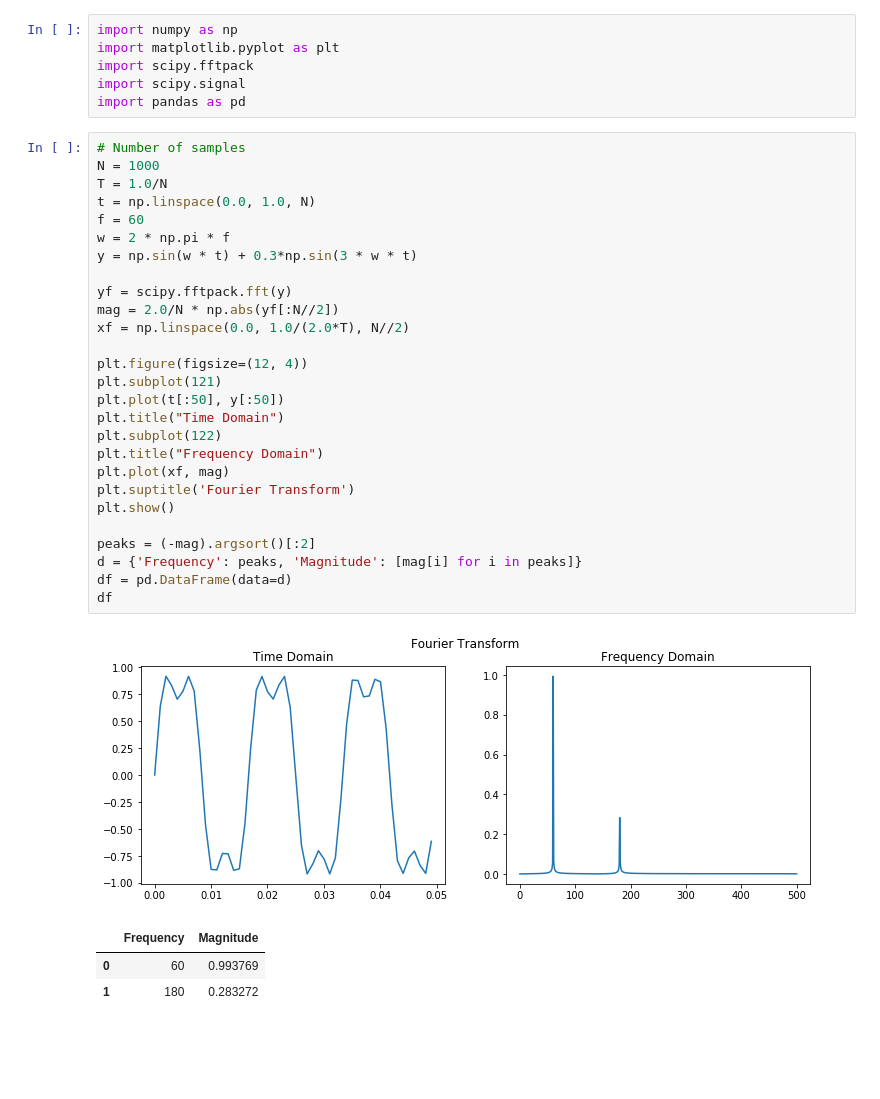
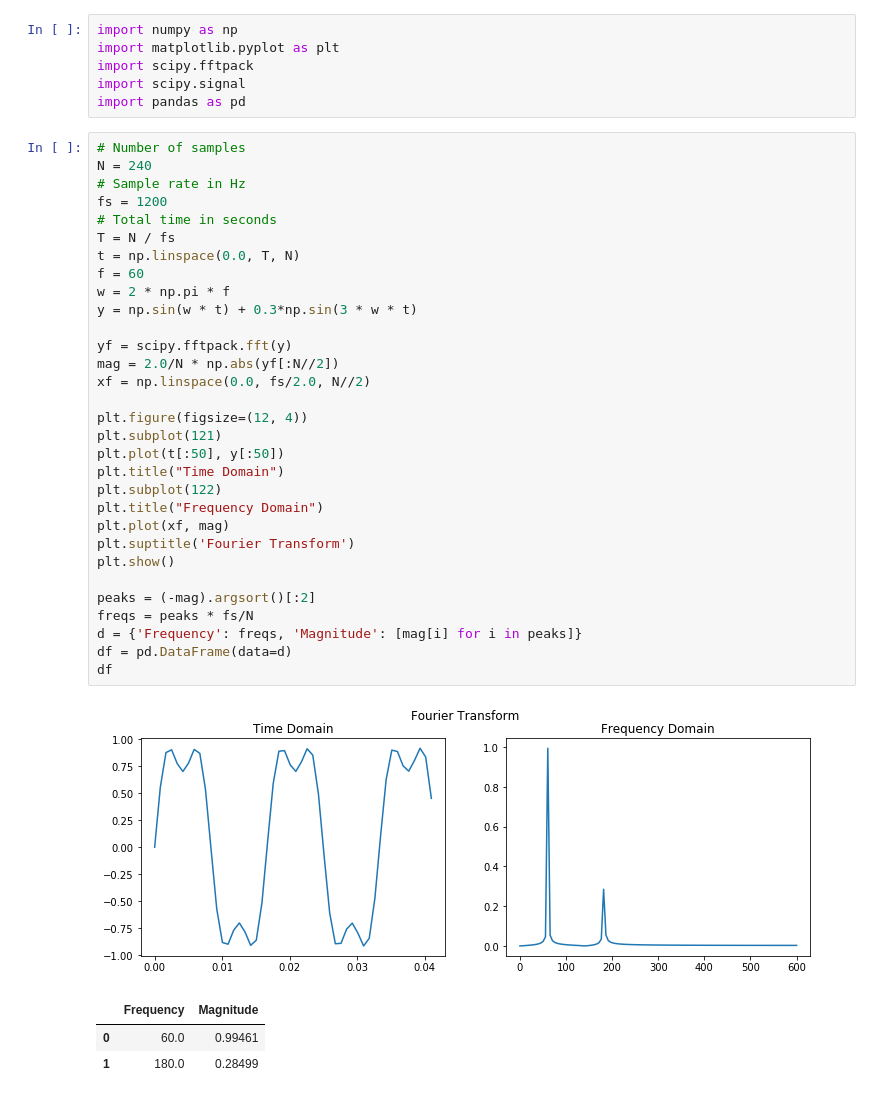
Before and after one commit to msiddalingaiah/MachineLearning, a Jupyter notebook: Math/Signals.ipynb, the cells around one changed output. Drawn from its saved outputs; the diff is of its cells as text; blank space fills up the shorter version.

```diff
--- a/Math/Signals.ipynb
+++ b/Math/Signals.ipynb
@@ -14,34 +14,38 @@ import scipy.signal
 import pandas as pd
 # %%
 # Number of samples
-N = 1000
-T = 1.0/N
-t = np.linspace(0.0, 1.0, N)
+N = 240
+# Sample rate in Hz
+fs = 1200
+# Total time in seconds
+T = N / fs
+t = np.linspace(0.0, T, N)
 f = 60
 w = 2 * np.pi * f
 y = np.sin(w * t) + 0.3*np.sin(3 * w * t)
 
 yf = scipy.fftpack.fft(y)
 mag = 2.0/N * np.abs(yf[:N//2])
-xf = np.linspace(0.0, 1.0/(2.0*T), N//2)
+xf = np.linspace(0.0, fs/2.0, N//2)
 
 plt.figure(figsize=(12, 4))
 plt.subplot(121)
 plt.plot(t[:50], y[:50])
 plt.title("Time Domain")
 plt.subplot(122)
 plt.title("Frequency Domain")
 plt.plot(xf, mag)
 plt.suptitle('Fourier Transform')
 plt.show()
 
 peaks = (-mag).argsort()[:2]
-d = {'Frequency': peaks, 'Magnitude': [mag[i] for i in peaks]}
+freqs = peaks * fs/N
+d = {'Frequency': freqs, 'Magnitude': [mag[i] for i in peaks]}
 df = pd.DataFrame(data=d)
 df
 # %% [output]
-[figure, old version]
+[figure, new version]
 |  | Frequency | Magnitude |
-| 0 | 60 | 0.993769 |
-| 1 | 180 | 0.283272 |
+| 0 | 60.0 | 0.99461 |
+| 1 | 180.0 | 0.28499 |
 # %%
```
Also changed, not shown: parts of 2 cells of this notebook.
